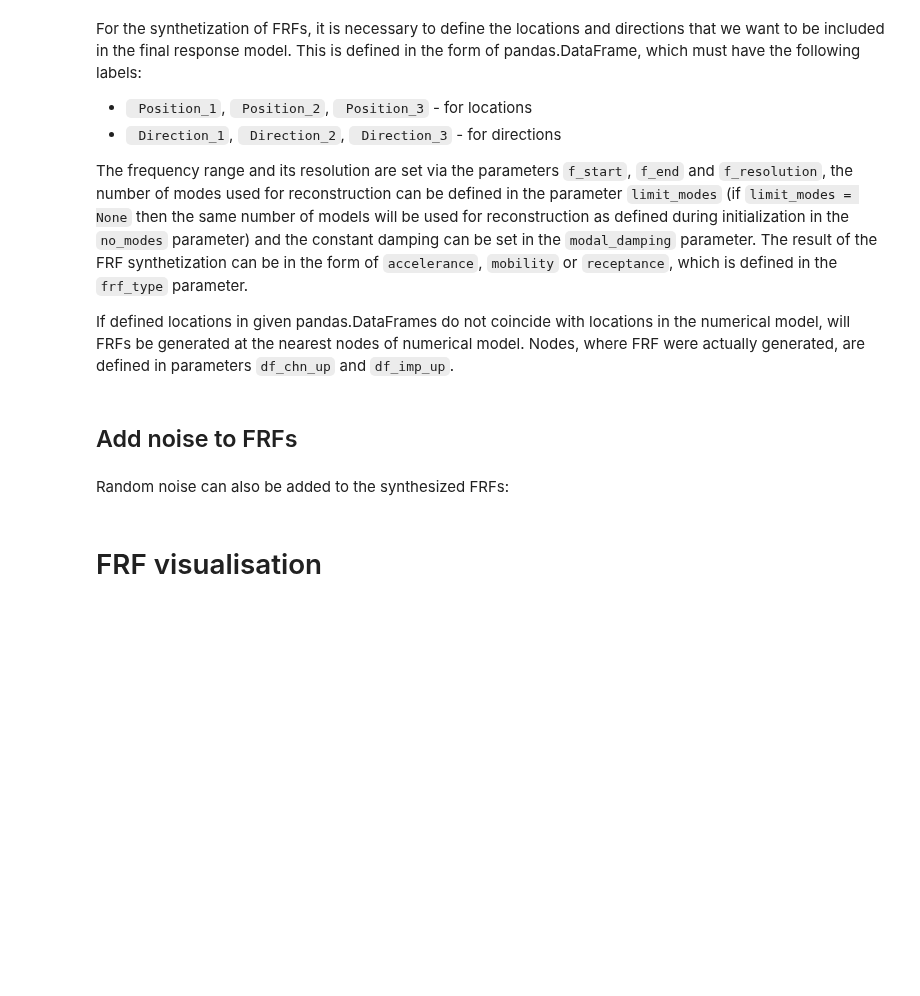
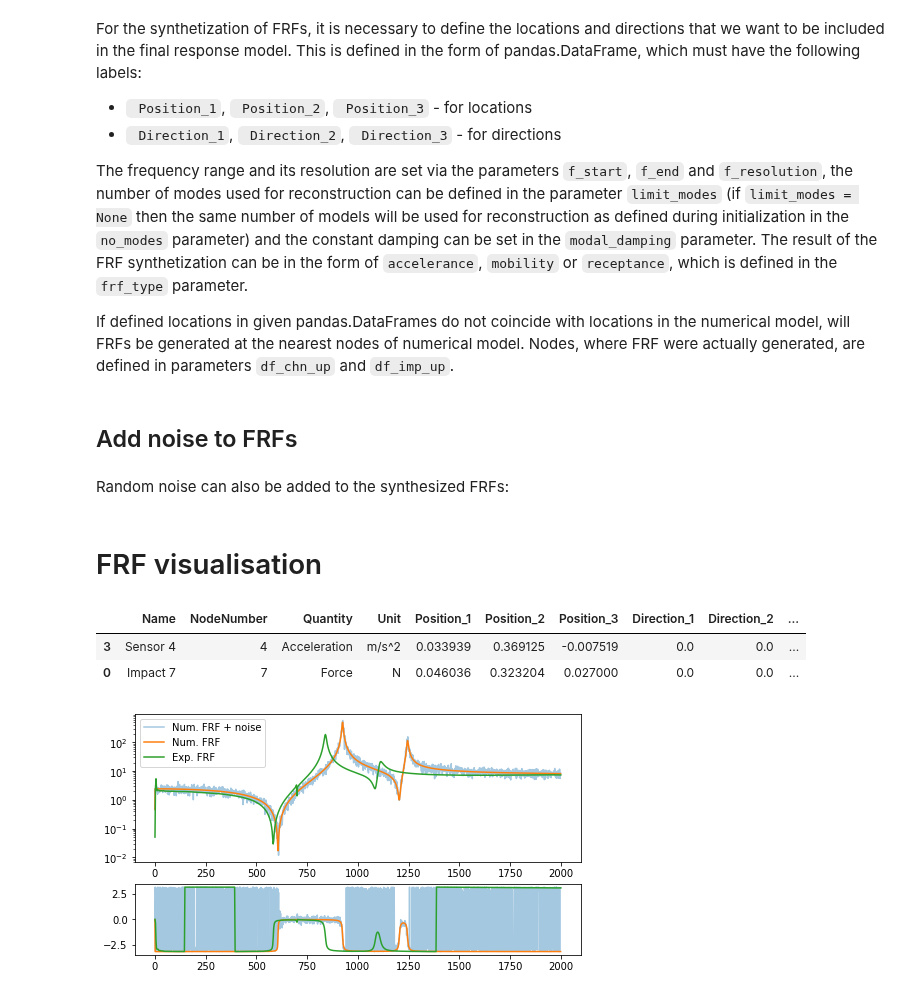
Before and after one commit to yannikmadeheim-del/pyFBS-nonlinear, a Jupyter notebook: examples/03_FRF_synthetization.ipynb, the cells around one changed output. Drawn from its saved outputs; the diff is of its cells as text; code cells hidden in the pictures; blank space fills up the shorter version.

```diff
--- a/examples/03_FRF_synthetization.ipynb
+++ b/examples/03_FRF_synthetization.ipynb
@@ -31,10 +32,12 @@ xlsx = pyFBS.example_lab_testbench["meas"]["xlsx"]
 
 full_file = pyFBS.example_lab_testbench["FEM"]["B_full"]
 ress_file = pyFBS.example_lab_testbench["FEM"]["B_rst"]
+
+exp_file = pyFBS.example_lab_testbench["meas"]["Y_B"]
 # %% [markdown]
 ### Experiemntal data import
 # %%
-freq, Y_AB_exp = np.load(r"../data/lab_testbench/Measurements/Y_B.p",allow_pickle = True)
+freq, Y_B_exp = np.load(exp_file,allow_pickle = True)
 # %% [markdown]
 ## Initialisation
 # %% [markdown]
@@ -129,19 +134,27 @@ MK.add_noise(n1 = 2e-1, n2 = 2e-1, n3 = 5e-2 ,n4 = 5e-2)
 # %%
 plt.figure(figsize = (8,6))
 
 s1 = 3
 s2 = 0
 
-display(df_chn.iloc[[s1]])
-display(df_imp.iloc[[s2]])
+param = ["Name" ,"NodeNumber", "Quantity", "Unit",
+         "Position_1", "Position_2", "Position_3",
+         "Direction_1", "Direction_2", "Direction_3"]
+df_disp = df_chn.iloc[[s1]][param].copy()
+display(df_disp.append(df_imp.iloc[[s2]][param]))
 
 plt.subplot(211)
 plt.semilogy(MK.freq,np.abs(MK.FRF_noise[:,s1,s2]), alpha=0.4, label = "Num. FRF + noise")
 plt.semilogy(MK.freq,np.abs(MK.FRF[:,s1,s2]), label = "Num. FRF")
-plt.semilogy(freq,np.abs(Y_AB_exp[s1,s2]), label = "Exp. FRF")
+plt.semilogy(freq,np.abs(Y_B_exp[s1,s2]), label = "Exp. FRF")
 plt.legend()
 
 plt.subplot(413)
 plt.plot(MK.freq,np.angle(MK.FRF_noise[:,s1,s2]), alpha=0.4)
 plt.plot(MK.freq,np.angle(MK.FRF[:,s1,s2]))
-plt.plot(freq,np.angle(Y_AB_exp[s1,s2]))
+plt.plot(freq,np.angle(Y_B_exp[s1,s2]));
+# %% [output]
+|  | Name | NodeNumber | Quantity | Unit | Position_1 | Position_2 | Position_3 | Direction_1 | Direction_2 | ... |
+| 3 | Sensor 4 | 4 | Acceleration | m/s^2 | 0.033939 | 0.369125 | -0.007519 | 0.0 | 0.0 | ... |
+| 0 | Impact 7 | 7 | Force | N | 0.046036 | 0.323204 | 0.027000 | 0.0 | 0.0 | ... |
+[figure, added]
```
Also changed, not shown: parts of 2 cells of this notebook, 13 other files.
